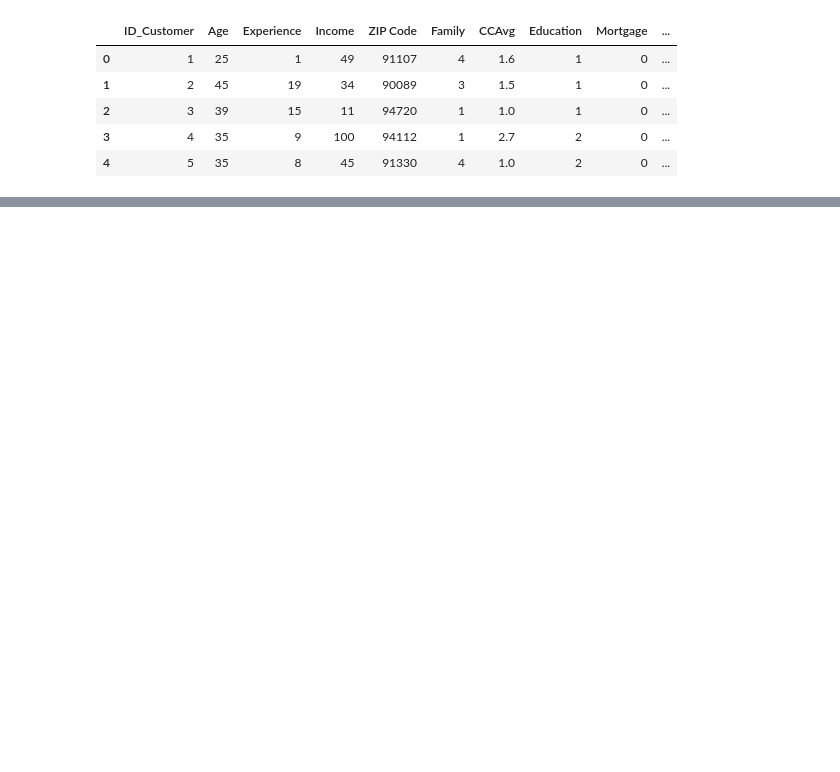
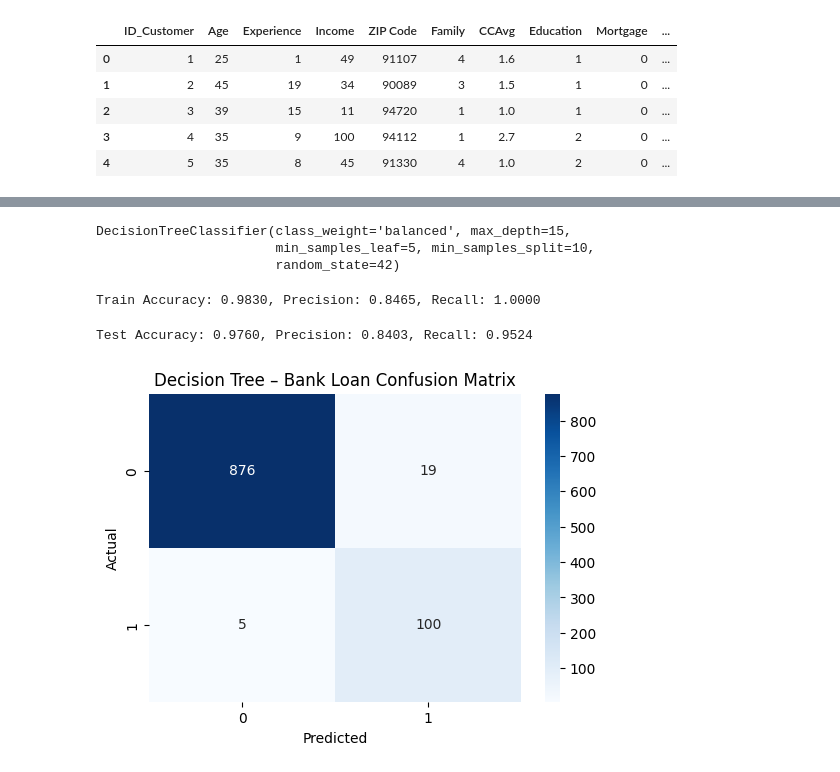
Before and after one commit to BEGINNERUSER-git/ML-Algorithms, a Jupyter notebook: Decision-Tree/Decision-tree-bank.ipynb, the cells around one changed output, grey strips where cells are left out. Cells and saved outputs as stored; diff of their text form; code cells hidden in the pictures; blank space fills up the shorter version.

Commit message:
Trees

```diff
--- a/Decision-Tree/Decision-tree-bank.ipynb
+++ b/Decision-Tree/Decision-tree-bank.ipynb
@@ -18,0 +35,47 @@ data.head()
+# %%
+X_train,X_test,y_train,y_test=train_test_split(X,y,test_size=0.2,random_state=42)
+# %%
+model=DecisionTreeClassifier(
+    max_depth=15,
+    min_samples_split=10,
+    min_samples_leaf=5,
+    random_state=42,
+    class_weight='balanced'
+)
+# %%
+model.fit(X_train,y_train)
+# %% [output]
+DecisionTreeClassifier(class_weight='balanced', max_depth=15,
+                       min_samples_leaf=5, min_samples_split=10,
+                       random_state=42)
+# %%
+y_pred=model.predict(X_train)
+accuracy=accuracy_score(y_train,y_pred)
+precision=precision_score(y_train,y_pred)
+recall=recall_score(y_train,y_pred)
+print(f"Train Accuracy: {accuracy:.4f}, Precision: {precision:.4f}, Recall: {recall:.4f}")
+# %% [output]
+Train Accuracy: 0.9830, Precision: 0.8465, Recall: 1.0000
+# %%
+y_pred_test=model.predict(X_test)
+accuracy_test=accuracy_score(y_test,y_pred_test)
+precision_test=precision_score(y_test,y_pred_test)
+recall_test=recall_score(y_test,y_pred_test)
+print(f"Test Accuracy: {accuracy_test:.4f}, Precision: {precision_test:.4f}, Recall: {recall_test:.4f}")
+# %% [output]
+Test Accuracy: 0.9760, Precision: 0.8403, Recall: 0.9524
+# %%
+from sklearn.metrics import confusion_matrix
+import seaborn as sns
+import matplotlib.pyplot as plt
+
+cm = confusion_matrix(y_test, y_pred_test)
+
+plt.figure(figsize=(6,4))
+sns.heatmap(cm, annot=True, fmt="d", cmap="Blues")
+plt.xlabel("Predicted")
+plt.ylabel("Actual")
+plt.title("Decision Tree – Bank Loan Confusion Matrix")
+plt.show()
+# %% [output]
+[figure, added]
```
Also changed, not shown: parts of 4 cells of this notebook, 4 other files.
